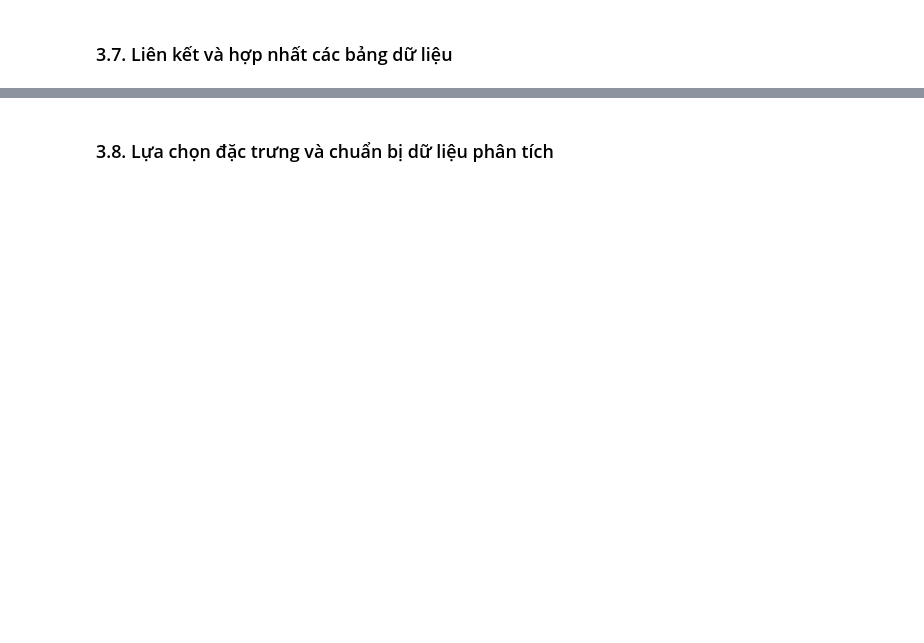
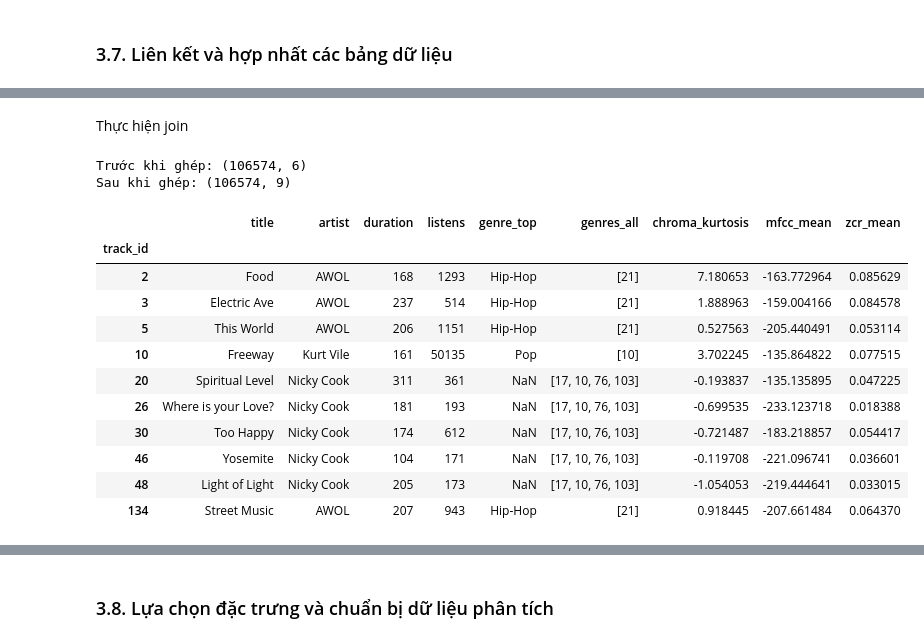
Before and after one commit to 1amBlake/fma-music-analysis-iuh, a Jupyter notebook: notebooks/fma_music_analysis.ipynb, the cells around one changed output, grey strips where cells are left out. Saved outputs shown, nothing was run; the diff lists cells and outputs as text; code cells hidden in the pictures; blank space fills up the shorter version.

```diff
--- a/notebooks/fma_music_analysis.ipynb
+++ b/notebooks/fma_music_analysis.ipynb
@@ -1294,0 +1491,13 @@ Bên cạnh đó, việc kiểm tra các giá trị âm giúp phát hiện nhữ
+# %%
+
+# Lựa chọn các thuộc tính cần thiết từ Tracks
+track_info = pd.DataFrame({
+    "title": tracks_clean[("track", "title")],
+    "artist": tracks_clean[("artist", "name")],
+    "duration": tracks_clean[("track", "duration")],
+    "listens": tracks_clean[("track", "listens")],
+    "genre_top": tracks_clean[("track", "genre_top")],
+    "genres_all": tracks_clean[("track", "genres_all")]
+})
+
+display(track_info.head())
@@ -1294,0 +1514,10 @@ Bên cạnh đó, việc kiểm tra các giá trị âm giúp phát hiện nhữ
+# %%
+
+# Lấy một số đặc trưng tiêu biểu từ Features
+audio_features = pd.DataFrame({
+    "chroma_kurtosis": features[("chroma_cens", "kurtosis", "01")],
+    "mfcc_mean": features[("mfcc", "mean", "01")],
+    "zcr_mean": features[("zcr", "mean", "01")]
+})
+
+display(audio_features.head())
@@ -1294,0 +1532,26 @@ Bên cạnh đó, việc kiểm tra các giá trị âm giúp phát hiện nhữ
+# %% [markdown]
+Thực hiện join
+# %%
+
+# Ghép Tracks và Features theo track_id
+analysis_df = track_info.join(audio_features, how="left")
+
+print("Trước khi ghép:", track_info.shape)
+print("Sau khi ghép:", analysis_df.shape)
+
+display(analysis_df.head(10))
+# %% [output]
+Trước khi ghép: (106574, 6)
+Sau khi ghép: (106574, 9)
+|  | title | artist | duration | listens | genre_top | genres_all | chroma_kurtosis | mfcc_mean | zcr_mean |
+| track_id |  |  |  |  |  |  |  |  |  |
+| 2 | Food | AWOL | 168 | 1293 | Hip-Hop | [21] | 7.180653 | -163.772964 | 0.085629 |
+| 3 | Electric Ave | AWOL | 237 | 514 | Hip-Hop | [21] | 1.888963 | -159.004166 | 0.084578 |
+| 5 | This World | AWOL | 206 | 1151 | Hip-Hop | [21] | 0.527563 | -205.440491 | 0.053114 |
+| 10 | Freeway | Kurt Vile | 161 | 50135 | Pop | [10] | 3.702245 | -135.864822 | 0.077515 |
+| 20 | Spiritual Level | Nicky Cook | 311 | 361 | NaN | [17, 10, 76, 103] | -0.193837 | -135.135895 | 0.047225 |
+| 26 | Where is your Love? | Nicky Cook | 181 | 193 | NaN | [17, 10, 76, 103] | -0.699535 | -233.123718 | 0.018388 |
+| 30 | Too Happy | Nicky Cook | 174 | 612 | NaN | [17, 10, 76, 103] | -0.721487 | -183.218857 | 0.054417 |
+| 46 | Yosemite | Nicky Cook | 104 | 171 | NaN | [17, 10, 76, 103] | -0.119708 | -221.096741 | 0.036601 |
+| 48 | Light of Light | Nicky Cook | 205 | 173 | NaN | [17, 10, 76, 103] | -1.054053 | -219.444641 | 0.033015 |
+| 134 | Street Music | AWOL | 207 | 943 | Hip-Hop | [21] | 0.918445 | -207.661484 | 0.064370 |
```
Also changed, not shown: parts of 59 cells of this notebook.
